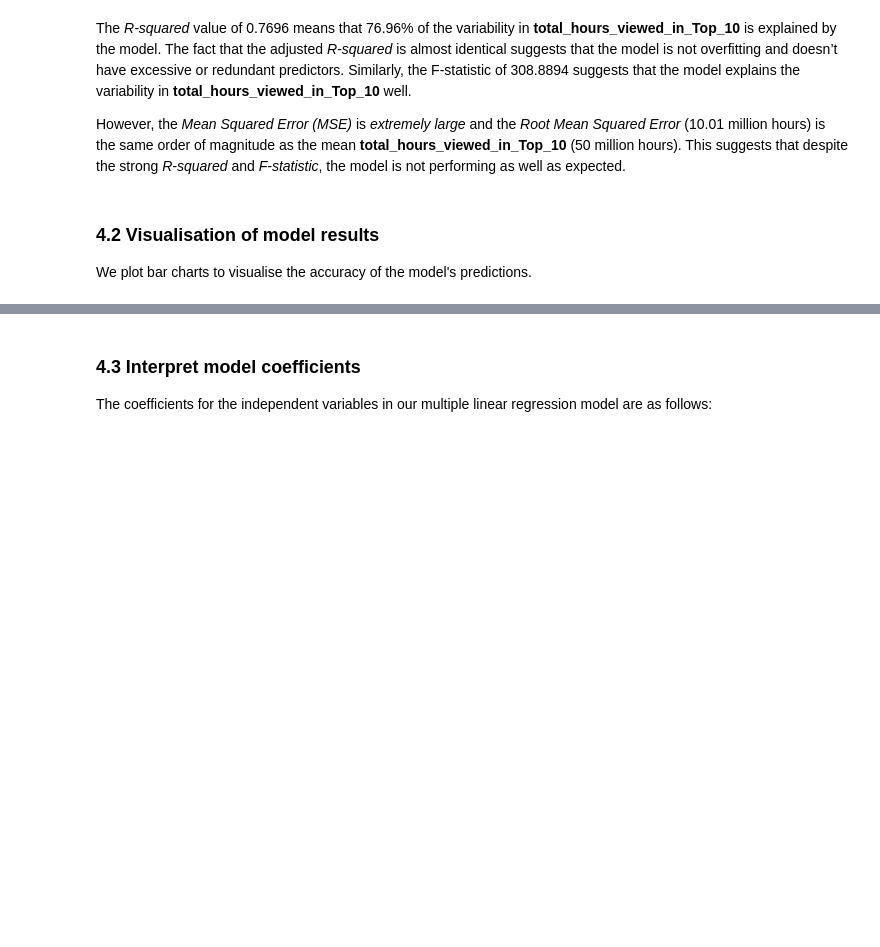
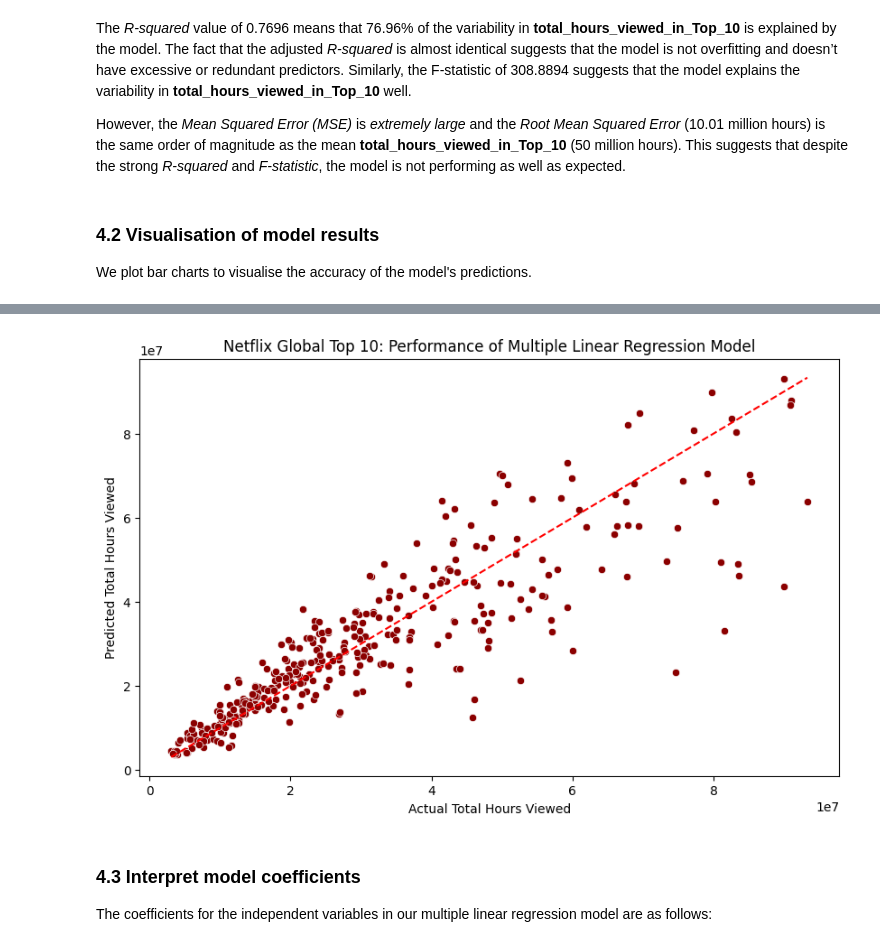
Before and after one commit to dpb24/netflix-global-top-10-performance-predictor-lr, a Jupyter notebook: netflix-global-top-10-performance-predictor-lr.ipynb, the cells around one changed output, grey strips where cells are left out. Cells and saved outputs as stored; diff of their text form; code cells hidden in the pictures; blank space fills up the shorter version.

```diff
--- a/netflix-global-top-10-performance-predictor-lr.ipynb
+++ b/netflix-global-top-10-performance-predictor-lr.ipynb
@@ -1088,3 +1158,19 @@ plt.show()
+# %%
+# Plot predicted vs actual values
+plt.figure(figsize=(10, 6))
+sns.scatterplot(x=y_test_orig_scale, y=y_pred_orig_scale, color='darkred')
+plt.plot([y_test_orig_scale.min(), y_test_orig_scale.max()], [y_test_orig_scale.min(), y_test_orig_scale.max()], color='red', linestyle='--')
+plt.title('Netflix Global Top 10: Performance of Multiple Linear Regression Model')
+plt.xlabel('Actual Total Hours Viewed')
+plt.ylabel('Predicted Total Hours Viewed')
+
+# Save the plot as a PNG file
+plt.savefig('lr_model_performance2.png', format='png')
+
+# Show the plot
+plt.show()
+# %% [output]
+[figure, added]
 # %% [markdown]
 ### 4.3 Interpret model coefficients
 The coefficients for the independent variables in our multiple linear regression model are as follows:
```
Also changed, not shown: parts of 15 cells of this notebook.
